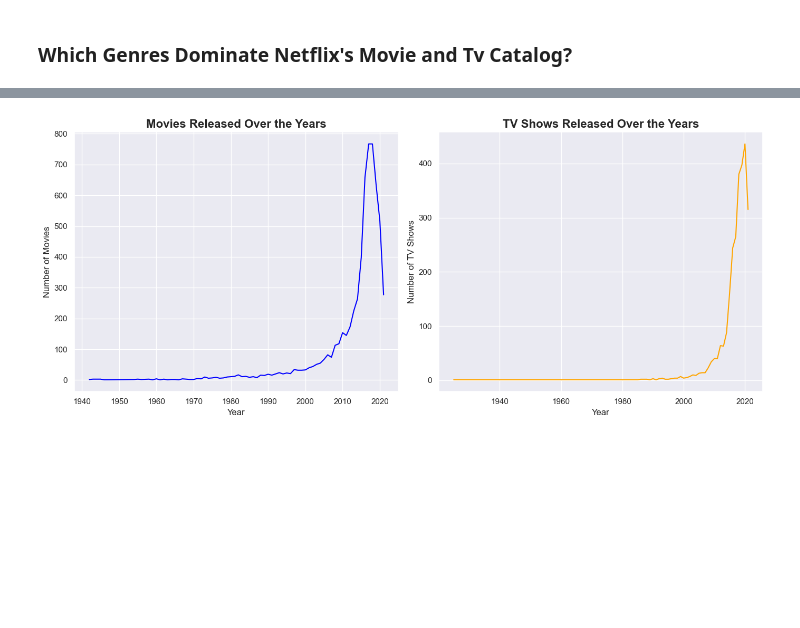
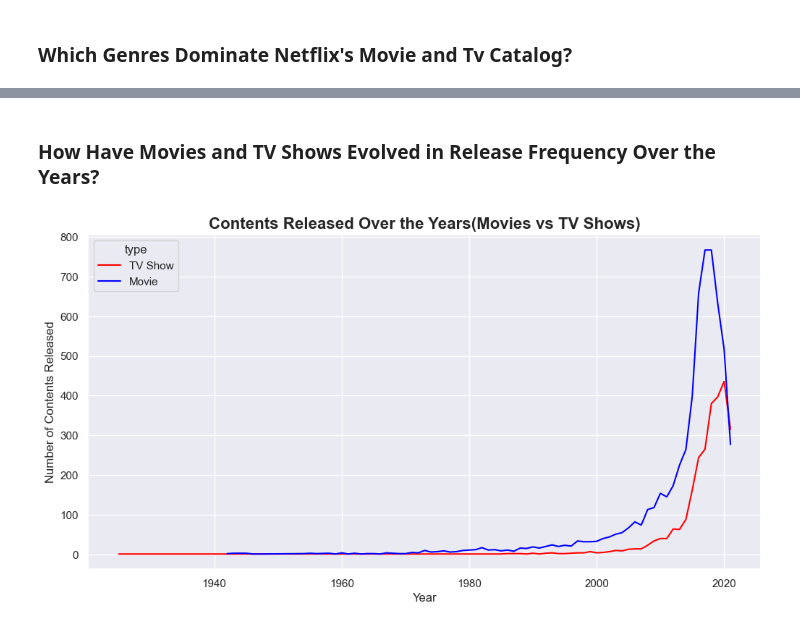
Before and after one commit to Amahianjoshua/EDA-Project-on-Netflix-Dataset, a Jupyter notebook: Netflix Project.ipynb, the cells around one changed output, grey strips where cells are left out. Cells and saved outputs as stored; diff of their text form; code cells hidden in the pictures; blank space fills up the shorter version.

```diff
--- a/Netflix Project.ipynb
+++ b/Netflix Project.ipynb
@@ -668,4 +621,36 @@ def plot_content_release_by_year(df):
-# %%
-plot_content_release_by_year(df)
-# %% [output]
-[figure, removed]
+# %% [markdown]
+### How Have Movies and TV Shows Evolved in Release Frequency Over the Years?
+# %%
+def plot_content_released(df):
+    """
+    This function groups data by 'release_year' and 'type' to count the number of movies and TV shows released each year.
+    It then creates a line plot that displays the number of movies and TV shows released over the years with different colors
+    for each type, and saves the plot as 'Contents Released Over the Years.png'.
+
+    Parameters:
+    df (DataFrame): A pandas DataFrame containing columns 'release_year' and 'type' among others.
+    """
+    # Group the data by 'release_year' and 'type' and count the number of movies or TV shows released
+    release_count = df.groupby(['release_year', 'type']).size().reset_index(name='count')
+
+    # Create a line plot with different colors for 'Movies' and 'TV Shows', using solid lines
+    plt.figure(figsize=(12, 6))
+    palette = {'Movie': 'blue', 'TV Show': 'red'}
+
+    sns.lineplot(x='release_year', y='count', hue='type', data=release_count, markers=True, palette=palette)
+
+    # Customize the plot
+    plt.title('Contents Released Over the Years(Movies vs TV Shows)', fontsize=16, fontweight='bold')
+    plt.xlabel('Year')
+    plt.ylabel('Number of Contents Released')
+    plt.grid(True)
+
+    # Save the plot
+    plt.savefig('Contents Released Over the Years.png')
+
+    # Show the plot
+    plt.show()
+# %%
+plot_content_released(df)
+# %% [output]
+[figure, added]
```
Also changed, not shown: parts of 8 cells of this notebook.
